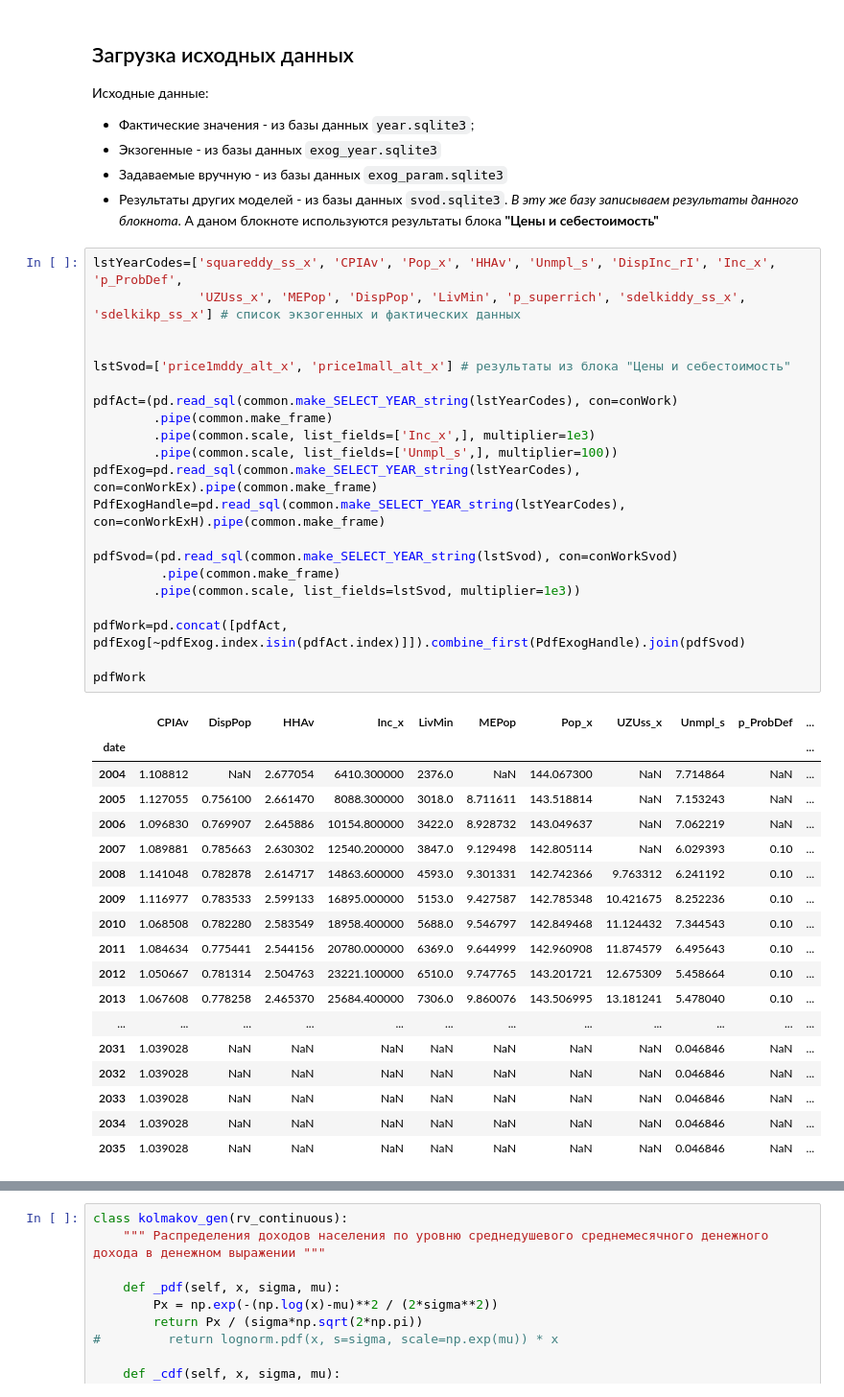
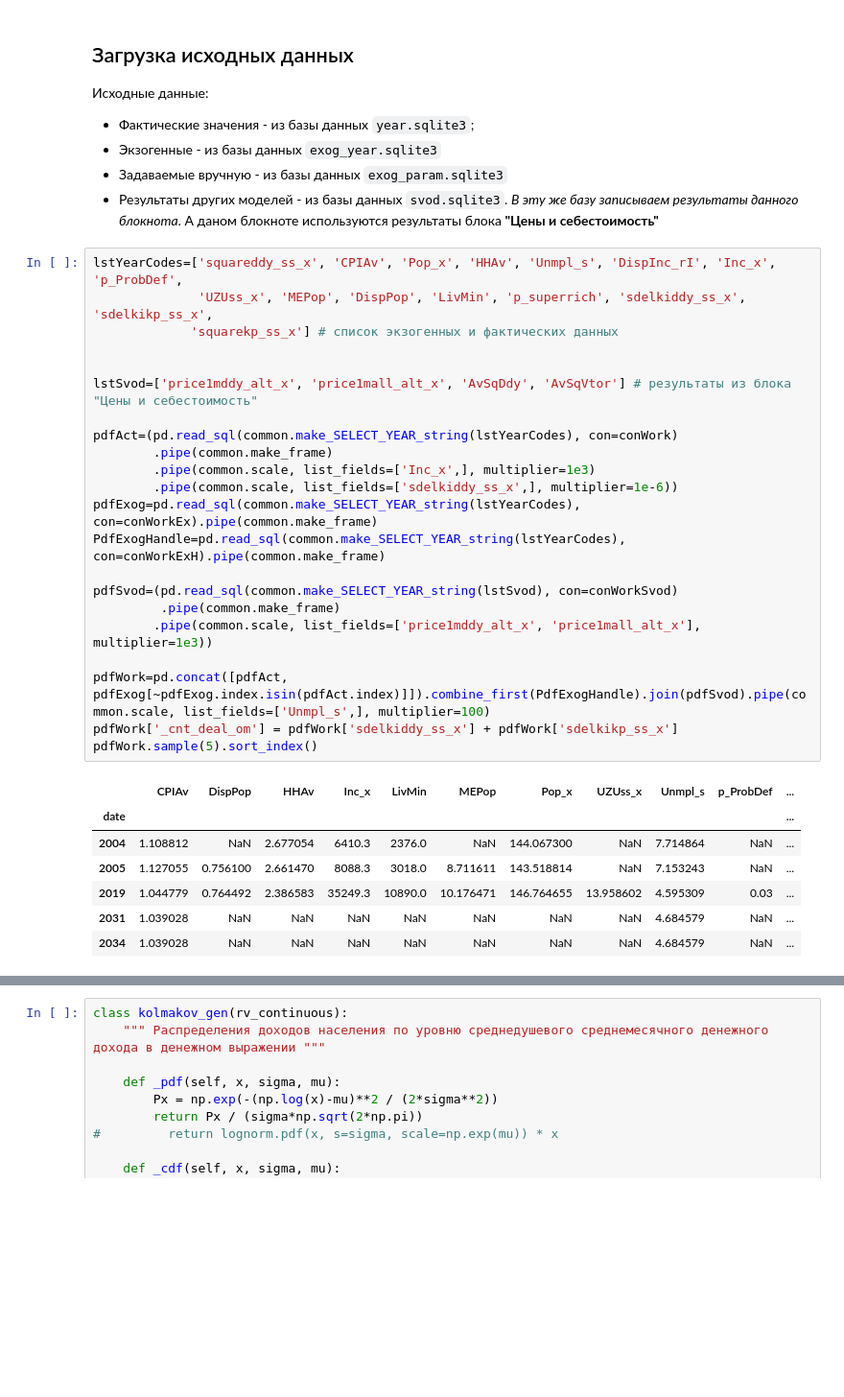
Before and after one commit to amsergeev/AIGK_j, a Jupyter notebook: DEMAND_OM_MODEL/demand_own_money_model.ipynb, the cells around one changed output, grey strips where cells are left out. Shown at 96% size. Cells and saved outputs as stored; diff of their text form; blank space fills up the shorter version.

```diff
--- a/DEMAND_OM_MODEL/demand_own_money_model.ipynb
+++ b/DEMAND_OM_MODEL/demand_own_money_model.ipynb
@@ -36,41 +36,31 @@ iFirstForecastYear=2030
   - Результаты других моделей - из базы данных `svod.sqlite3`. *В эту же базу записываем результаты данного блокнота*. А даном блокноте используются результаты блока **"Цены и себестоимость"**
 # %%
 lstYearCodes=['squareddy_ss_x', 'CPIAv', 'Pop_x', 'HHAv', 'Unmpl_s', 'DispInc_rI', 'Inc_x', 'p_ProbDef',
-              'UZUss_x', 'MEPop', 'DispPop', 'LivMin', 'p_superrich', 'sdelkiddy_ss_x', 'sdelkikp_ss_x'] # список экзогенных и фактических данных
+              'UZUss_x', 'MEPop', 'DispPop', 'LivMin', 'p_superrich', 'sdelkiddy_ss_x', 'sdelkikp_ss_x',
+             'squarekp_ss_x'] # список экзогенных и фактических данных
 
 
-lstSvod=['price1mddy_alt_x', 'price1mall_alt_x'] # результаты из блока "Цены и себестоимость"
+lstSvod=['price1mddy_alt_x', 'price1mall_alt_x', 'AvSqDdy', 'AvSqVtor'] # результаты из блока "Цены и себестоимость"
 
 pdfAct=(pd.read_sql(common.make_SELECT_YEAR_string(lstYearCodes), con=conWork)
         .pipe(common.make_frame)
         .pipe(common.scale, list_fields=['Inc_x',], multiplier=1e3)
-        .pipe(common.scale, list_fields=['Unmpl_s',], multiplier=100))
+        .pipe(common.scale, list_fields=['sdelkiddy_ss_x',], multiplier=1e-6))
 pdfExog=pd.read_sql(common.make_SELECT_YEAR_string(lstYearCodes), con=conWorkEx).pipe(common.make_frame)
 PdfExogHandle=pd.read_sql(common.make_SELECT_YEAR_string(lstYearCodes), con=conWorkExH).pipe(common.make_frame)
 
 pdfSvod=(pd.read_sql(common.make_SELECT_YEAR_string(lstSvod), con=conWorkSvod)
          .pipe(common.make_frame)
-        .pipe(common.scale, list_fields=lstSvod, multiplier=1e3))
+        .pipe(common.scale, list_fields=['price1mddy_alt_x', 'price1mall_alt_x'], multiplier=1e3))
 
-pdfWork=pd.concat([pdfAct, pdfExog[~pdfExog.index.isin(pdfAct.index)]]).combine_first(PdfExogHandle).join(pdfSvod)
-
-pdfWork
+pdfWork=pd.concat([pdfAct, pdfExog[~pdfExog.index.isin(pdfAct.index)]]).combine_first(PdfExogHandle).join(pdfSvod).pipe(common.scale, list_fields=['Unmpl_s',], multiplier=100)
+pdfWork['_cnt_deal_om'] = pdfWork['sdelkiddy_ss_x'] + pdfWork['sdelkikp_ss_x']
+pdfWork.sample(5).sort_index()
 # %% [output]
 |  | CPIAv | DispPop | HHAv | Inc_x | LivMin | MEPop | Pop_x | UZUss_x | Unmpl_s | p_ProbDef | ... |
 | date |  |  |  |  |  |  |  |  |  |  | ... |
-| 2004 | 1.108812 | NaN | 2.677054 | 6410.300000 | 2376.0 | NaN | 144.067300 | NaN | 7.714864 | NaN | ... |
-| 2005 | 1.127055 | 0.756100 | 2.661470 | 8088.300000 | 3018.0 | 8.711611 | 143.518814 | NaN | 7.153243 | NaN | ... |
-| 2006 | 1.096830 | 0.769907 | 2.645886 | 10154.800000 | 3422.0 | 8.928732 | 143.049637 | NaN | 7.062219 | NaN | ... |
-| 2007 | 1.089881 | 0.785663 | 2.630302 | 12540.200000 | 3847.0 | 9.129498 | 142.805114 | NaN | 6.029393 | 0.10 | ... |
-| 2008 | 1.141048 | 0.782878 | 2.614717 | 14863.600000 | 4593.0 | 9.301331 | 142.742366 | 9.763312 | 6.241192 | 0.10 | ... |
-| 2009 | 1.116977 | 0.783533 | 2.599133 | 16895.000000 | 5153.0 | 9.427587 | 142.785348 | 10.421675 | 8.252236 | 0.10 | ... |
-| 2010 | 1.068508 | 0.782280 | 2.583549 | 18958.400000 | 5688.0 | 9.546797 | 142.849468 | 11.124432 | 7.344543 | 0.10 | ... |
-| 2011 | 1.084634 | 0.775441 | 2.544156 | 20780.000000 | 6369.0 | 9.644999 | 142.960908 | 11.874579 | 6.495643 | 0.10 | ... |
-| 2012 | 1.050667 | 0.781314 | 2.504763 | 23221.100000 | 6510.0 | 9.747765 | 143.201721 | 12.675309 | 5.458664 | 0.10 | ... |
-| 2013 | 1.067608 | 0.778258 | 2.465370 | 25684.400000 | 7306.0 | 9.860076 | 143.506995 | 13.181241 | 5.478040 | 0.10 | ... |
-| ... | ... | ... | ... | ... | ... | ... | ... | ... | ... | ... | ... |
-| 2031 | 1.039028 | NaN | NaN | NaN | NaN | NaN | NaN | NaN | 0.046846 | NaN | ... |
-| 2032 | 1.039028 | NaN | NaN | NaN | NaN | NaN | NaN | NaN | 0.046846 | NaN | ... |
-| 2033 | 1.039028 | NaN | NaN | NaN | NaN | NaN | NaN | NaN | 0.046846 | NaN | ... |
-| 2034 | 1.039028 | NaN | NaN | NaN | NaN | NaN | NaN | NaN | 0.046846 | NaN | ... |
-| 2035 | 1.039028 | NaN | NaN | NaN | NaN | NaN | NaN | NaN | 0.046846 | NaN | ... |
+| 2004 | 1.108812 | NaN | 2.677054 | 6410.3 | 2376.0 | NaN | 144.067300 | NaN | 7.714864 | NaN | ... |
+| 2005 | 1.127055 | 0.756100 | 2.661470 | 8088.3 | 3018.0 | 8.711611 | 143.518814 | NaN | 7.153243 | NaN | ... |
+| 2019 | 1.044779 | 0.764492 | 2.386583 | 35249.3 | 10890.0 | 10.176471 | 146.764655 | 13.958602 | 4.595309 | 0.03 | ... |
+| 2031 | 1.039028 | NaN | NaN | NaN | NaN | NaN | NaN | NaN | 4.684579 | NaN | ... |
+| 2034 | 1.039028 | NaN | NaN | NaN | NaN | NaN | NaN | NaN | 4.684579 | NaN | ... |
```
Also changed, not shown: parts of 26 cells of this notebook, 1 other file.
